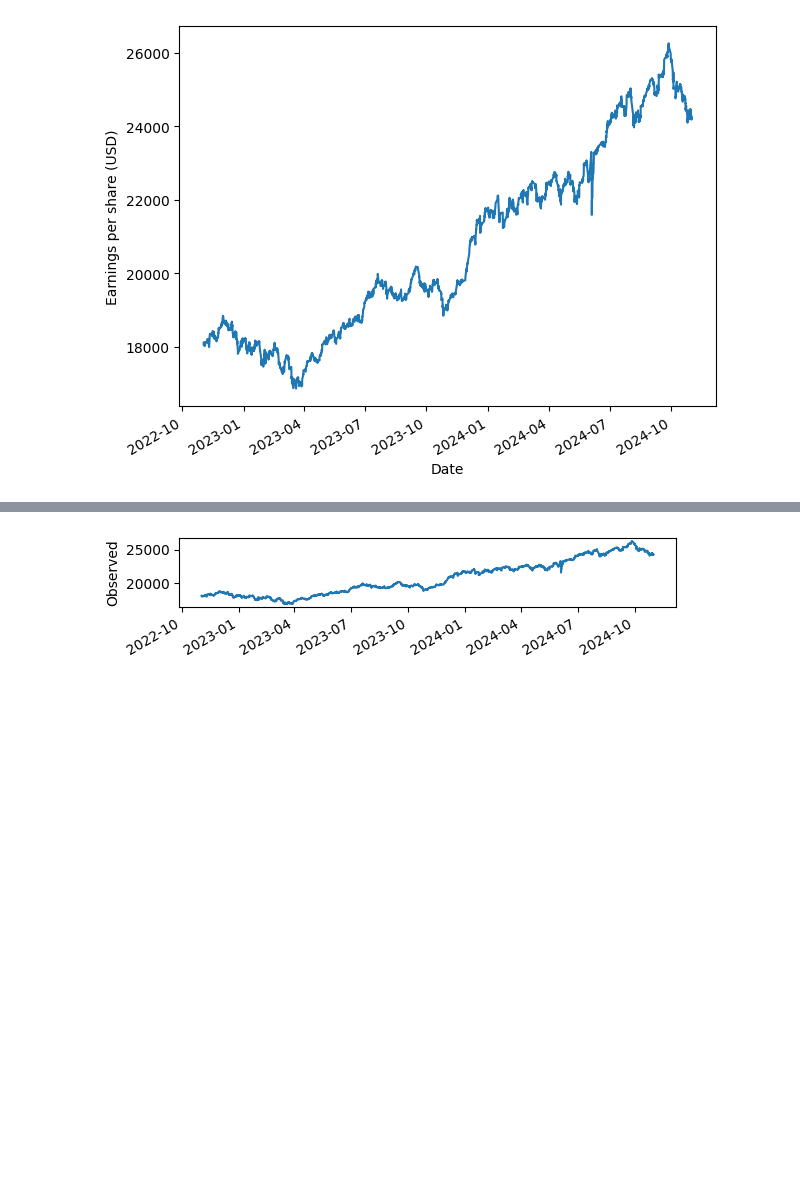
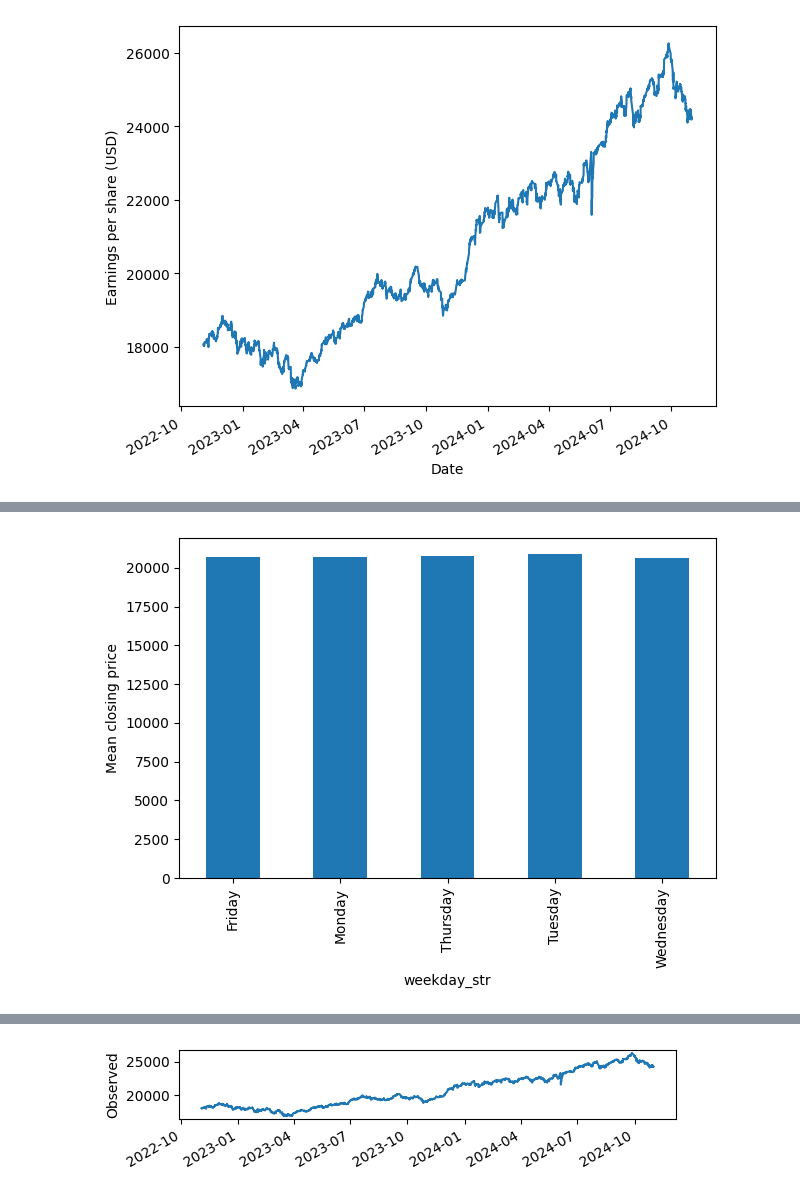
Before and after one commit to ManideepDonkena/TimeSeriesForecastingInPython, a Jupyter notebook: CH01/CH01.ipynb, the cells around one changed output, grey strips where cells are left out. Saved outputs shown, nothing was run; the diff lists cells and outputs as text; code cells hidden in the pictures; blank space fills up the shorter version.

```diff
--- a/CH01/CH01.ipynb
+++ b/CH01/CH01.ipynb
@@ -245,0 +230,16 @@ advanced_decomposition = STL(df_hourly.Close, period=4).fit()
+# %%
+# get date of the data
+date = df_hourly.index[16]
+# weekday
+date.strftime('%A')
+# month
+date.strftime('%B')
+# year
+date.strftime('%Y')
+
+#  weekday - monday, tuesday, wednesday, thursday, friday, saturday, sunday
+# month - january, february, march, april, may, june, july, august, september, october, november, december
+# year - 2022, 2023, 2024
+
+# find the weekday of the data
+df_hourly['weekday'] = pd.DatetimeIndex(df_hourly.index).weekday
@@ -245,0 +269,11 @@ advanced_decomposition = STL(df_hourly.Close, period=4).fit()
+# %%
+# find the correlation between the each of the weekdays wrt the closing price
+df_hourly.groupby('weekday_str')['Close'].corr(df_hourly['Close'])
+
+# plot the data
+fig, ax = plt.subplots()
+df_hourly.groupby('weekday_str')['Close'].mean().plot(kind='bar', ax=ax)
+ax.set_ylabel('Mean closing price')
+plt.tight_layout()
+# %% [output]
+[figure, added]
```
Also changed, not shown: parts of 23 cells of this notebook, 20 other files.
